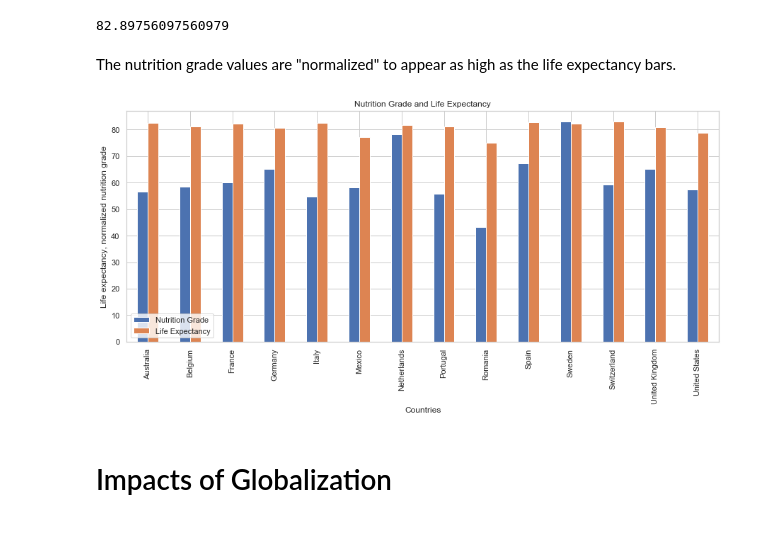
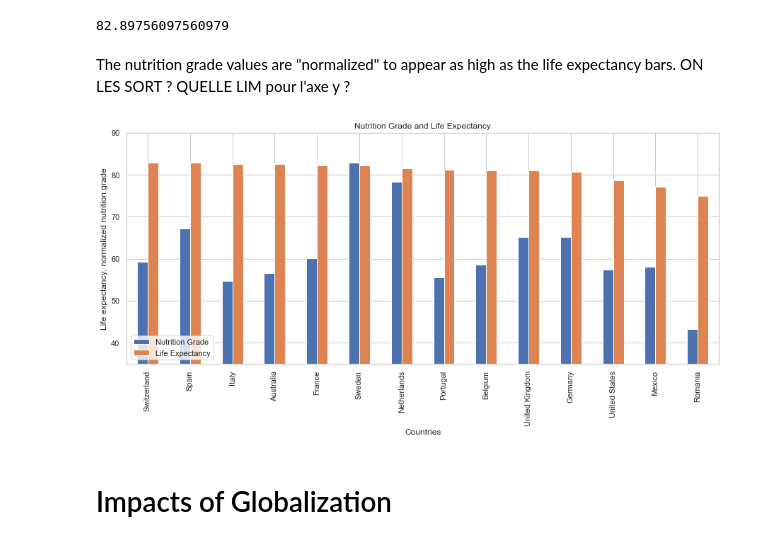
Before and after one commit to coiL10/AdamanTeam, a Jupyter notebook: milestone2.ipynb, the cells around one changed output. Cells and saved outputs as stored; diff of their text form; code cells hidden in the pictures.

```diff
--- a/milestone2.ipynb
+++ b/milestone2.ipynb
@@ -1068,19 +1109,21 @@ max(lexp_gdp['2016'])
 # %% [output]
 82.89756097560979
 # %% [markdown]
-The nutrition grade values are "normalized" to appear as high as the life expectancy bars.
+The nutrition grade values are "normalized" to appear as high as the life expectancy bars. ON LES SORT ? QUELLE LIM pour l'axe y ?
 # %%
 a = lexp_gdp.copy()
 a['nutrition_grade_fr'] = a['nutrition_grade_fr'] / max(a['nutrition_grade_fr']) * max(a['2016'])
 a.columns = ['Nutrition Grade', 'code', 'countries_en', 'Life Expectancy']
+a = a.sort_values(['Life Expectancy'], ascending=False)
 ax = a.plot.bar(figsize=(15, 6))
 ax.legend(loc = 3)
 ax.set_xlabel('Countries')
 ax.set_ylabel('Life expectancy, normalized nutrition grade')
 ax.set_title('Nutrition Grade and Life Expectancy')
+ax.set_ylim(35, 90)
 plt.savefig('grade_lexp.png', bbox_inches="tight")
 # %% [output]
-[figure, old version]
+[figure, new version]
 # %% [markdown]
 # Impacts of Globalization
 # %% [markdown]
```
Also changed, not shown: parts of 3 cells of this notebook.
